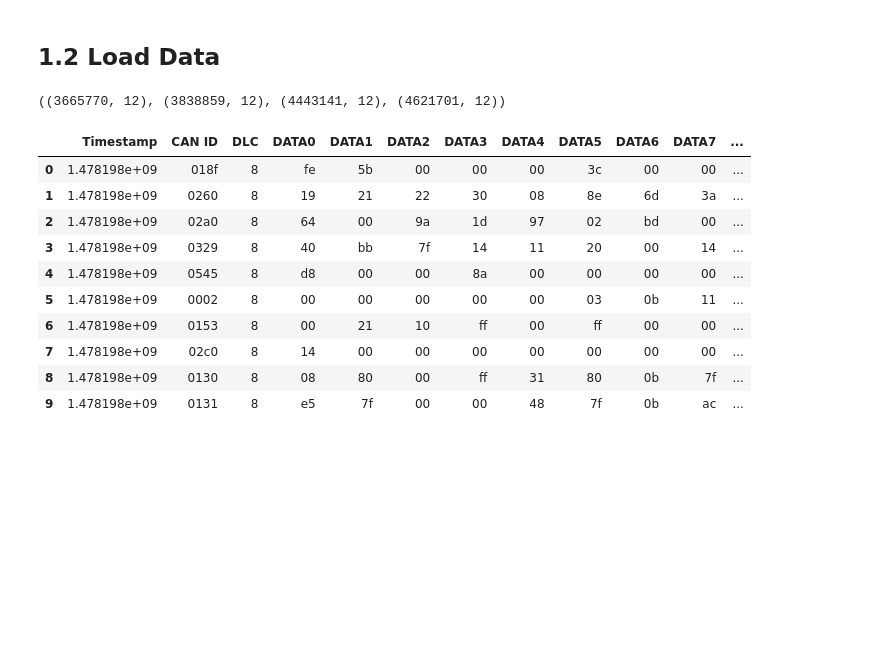
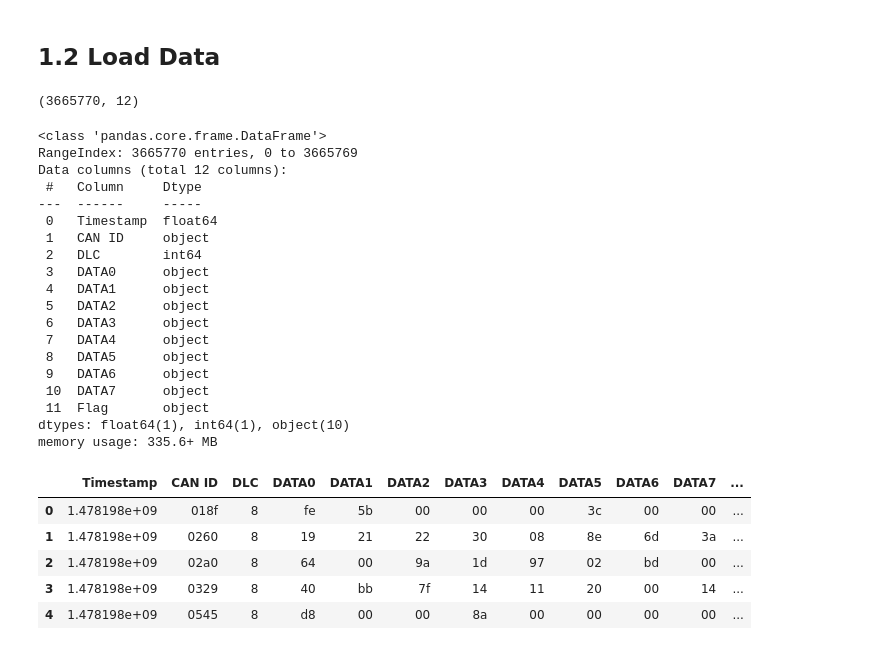
Before and after one commit to pranav-k-jha/kaggle-notebooks, a Jupyter notebook: predicting-cyberattacks-in-cav-using-ml.ipynb, the cells around one changed output. Cells and saved outputs as stored; diff of their text form; code cells hidden in the pictures; blank space fills up the shorter version.

```diff
--- a/predicting-cyberattacks-in-cav-using-ml.ipynb
+++ b/predicting-cyberattacks-in-cav-using-ml.ipynb
@@ -27,18 +32,35 @@ rpm.columns = ['Timestamp', 'CAN ID', 'DLC', 'DATA0', 'DATA1', 'DATA2', 'DATA3',
-# %%
-dos.shape, fuzzy.shape, gear.shape, rpm.shape
-# %% [output]
-((3665770, 12), (3838859, 12), (4443141, 12), (4621701, 12))
+# %%
+dos.shape
+# %% [output]
+(3665770, 12)
+# %%
+dos.info()
+# %% [output]
+<class 'pandas.core.frame.DataFrame'>
+RangeIndex: 3665770 entries, 0 to 3665769
+Data columns (total 12 columns):
+ #   Column     Dtype
+---  ------     -----
+ 0   Timestamp  float64
+ 1   CAN ID     object
+ 2   DLC        int64
+ 3   DATA0      object
+ 4   DATA1      object
+ 5   DATA2      object
+ 6   DATA3      object
+ 7   DATA4      object
+ 8   DATA5      object
+ 9   DATA6      object
+ 10  DATA7      object
+ 11  Flag       object
+dtypes: float64(1), int64(1), object(10)
+memory usage: 335.6+ MB
 # %%
-dos.head(10)
+dos.head()
 # %% [output]
 |  | Timestamp | CAN ID | DLC | DATA0 | DATA1 | DATA2 | DATA3 | DATA4 | DATA5 | DATA6 | DATA7 | ... |
 | 0 | 1.478198e+09 | 018f | 8 | fe | 5b | 00 | 00 | 00 | 3c | 00 | 00 | ... |
 | 1 | 1.478198e+09 | 0260 | 8 | 19 | 21 | 22 | 30 | 08 | 8e | 6d | 3a | ... |
 | 2 | 1.478198e+09 | 02a0 | 8 | 64 | 00 | 9a | 1d | 97 | 02 | bd | 00 | ... |
 | 3 | 1.478198e+09 | 0329 | 8 | 40 | bb | 7f | 14 | 11 | 20 | 00 | 14 | ... |
 | 4 | 1.478198e+09 | 0545 | 8 | d8 | 00 | 00 | 8a | 00 | 00 | 00 | 00 | ... |
-| 5 | 1.478198e+09 | 0002 | 8 | 00 | 00 | 00 | 00 | 00 | 03 | 0b | 11 | ... |
-| 6 | 1.478198e+09 | 0153 | 8 | 00 | 21 | 10 | ff | 00 | ff | 00 | 00 | ... |
-| 7 | 1.478198e+09 | 02c0 | 8 | 14 | 00 | 00 | 00 | 00 | 00 | 00 | 00 | ... |
-| 8 | 1.478198e+09 | 0130 | 8 | 08 | 80 | 00 | ff | 31 | 80 | 0b | 7f | ... |
-| 9 | 1.478198e+09 | 0131 | 8 | e5 | 7f | 00 | 00 | 48 | 7f | 0b | ac | ... |
```
Also changed, not shown: parts of 20 cells of this notebook.
